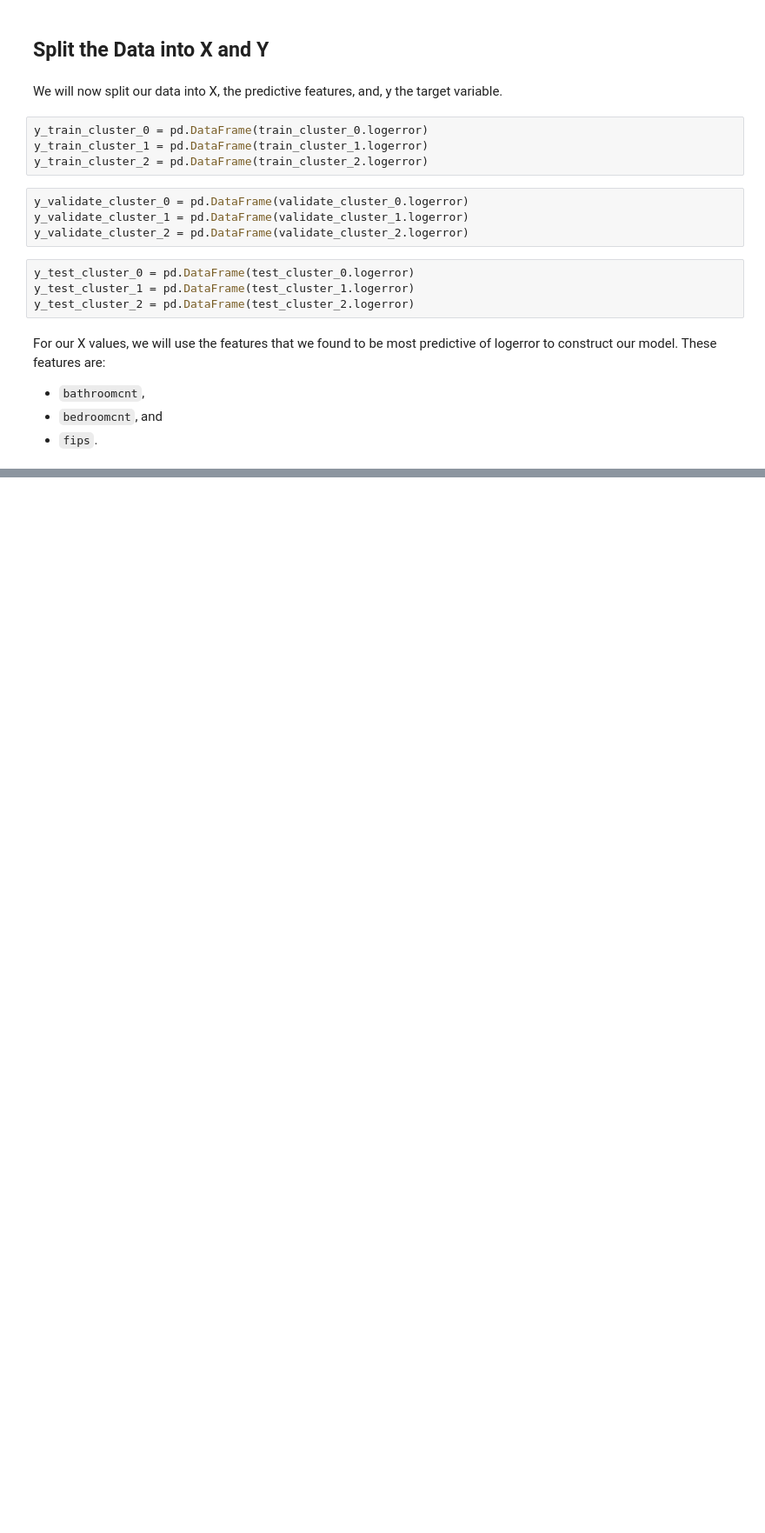
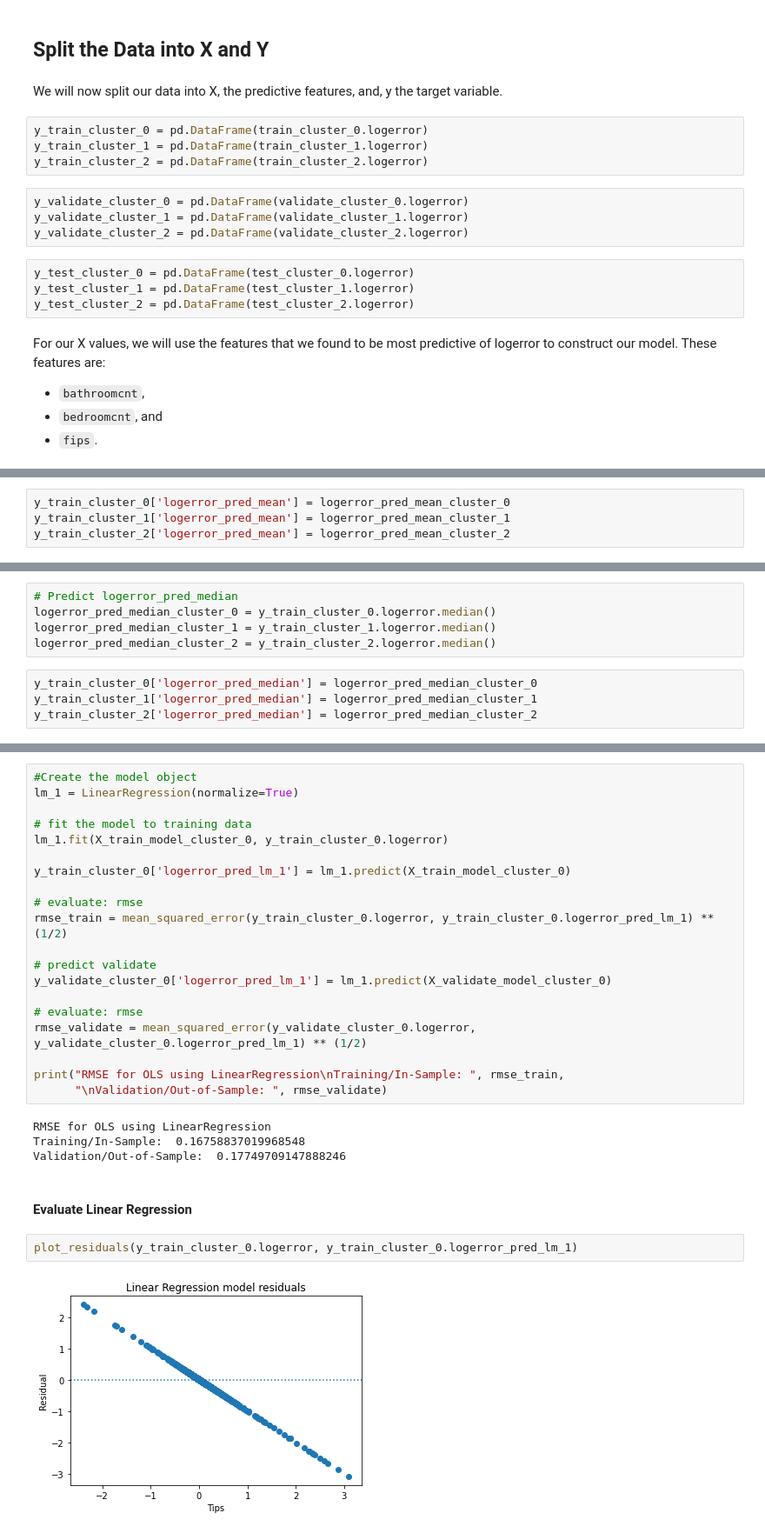
Before and after one commit to malachi-hale/clustering-project, a Jupyter notebook: Final_Project.ipynb, the cells around one changed output, grey strips where cells are left out. Shown at 87% size. Cells and saved outputs as stored; diff of their text form; blank space fills up the shorter version.

Commit message:
updates to models

```diff
--- a/Final_Project.ipynb
+++ b/Final_Project.ipynb
@@ -1382,0 +1412,4 @@ X_train_model_cluster_0 = train_
+# %%
+y_train_cluster_0['logerror_pred_mean'] = logerror_pred_mean_cluster_0
+y_train_cluster_1['logerror_pred_mean'] = logerror_pred_mean_cluster_1
+y_train_cluster_2['logerror_pred_mean'] = logerror_pred_mean_cluster_2
@@ -1382,0 +1422,9 @@ X_train_model_cluster_0 = train_
+# %%
+# Predict logerror_pred_median
+logerror_pred_median_cluster_0 = y_train_cluster_0.logerror.median()
+logerror_pred_median_cluster_1 = y_train_cluster_1.logerror.median()
+logerror_pred_median_cluster_2 = y_train_cluster_2.logerror.median()
+# %%
+y_train_cluster_0['logerror_pred_median'] = logerror_pred_median_cluster_0
+y_train_cluster_1['logerror_pred_median'] = logerror_pred_median_cluster_1
+y_train_cluster_2['logerror_pred_median'] = logerror_pred_median_cluster_2
@@ -1382,0 +1624,30 @@ X_train_model_cluster_0 = train_
+# %%
+#Create the model object
+lm_1 = LinearRegression(normalize=True)
+
+# fit the model to training data
+lm_1.fit(X_train_model_cluster_0, y_train_cluster_0.logerror)
+
+y_train_cluster_0['logerror_pred_lm_1'] = lm_1.predict(X_train_model_cluster_0)
+
+# evaluate: rmse
+rmse_train = mean_squared_error(y_train_cluster_0.logerror, y_train_cluster_0.logerror_pred_lm_1) ** (1/2)
+
+# predict validate
+y_validate_cluster_0['logerror_pred_lm_1'] = lm_1.predict(X_validate_model_cluster_0)
+
+# evaluate: rmse
+rmse_validate = mean_squared_error(y_validate_cluster_0.logerror, y_validate_cluster_0.logerror_pred_lm_1) ** (1/2)
+
+print("RMSE for OLS using LinearRegression\nTraining/In-Sample: ", rmse_train,
+      "\nValidation/Out-of-Sample: ", rmse_validate)
+# %% [output]
+RMSE for OLS using LinearRegression
+Training/In-Sample:  0.16758837019968548
+Validation/Out-of-Sample:  0.17749709147888246
+# %% [markdown]
+#### Evaluate Linear Regression
+# %%
+plot_residuals(y_train_cluster_0.logerror, y_train_cluster_0.logerror_pred_lm_1)
+# %% [output]
+[figure, added]
```
Also changed, not shown: parts of 42 cells of this notebook, 1 other file.
